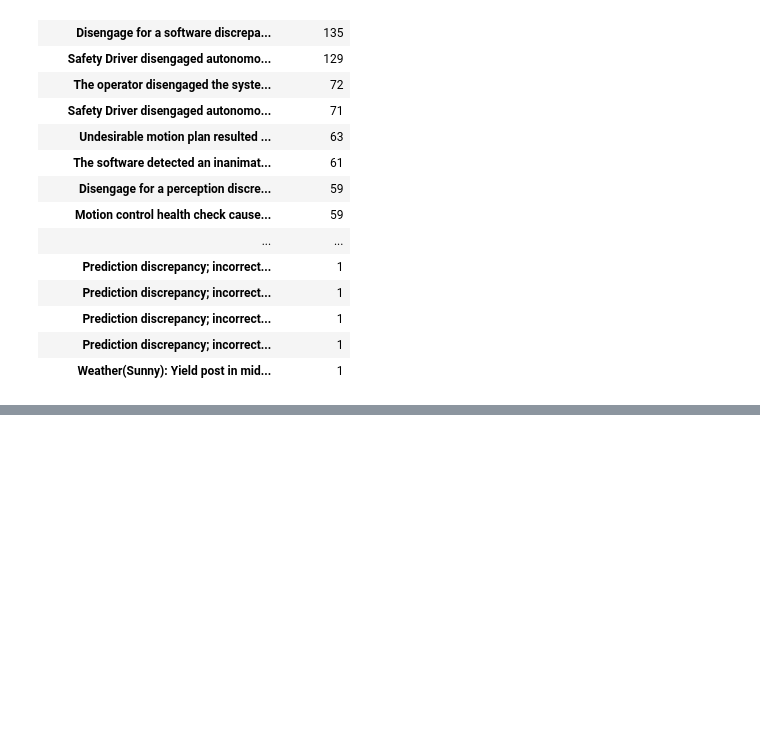
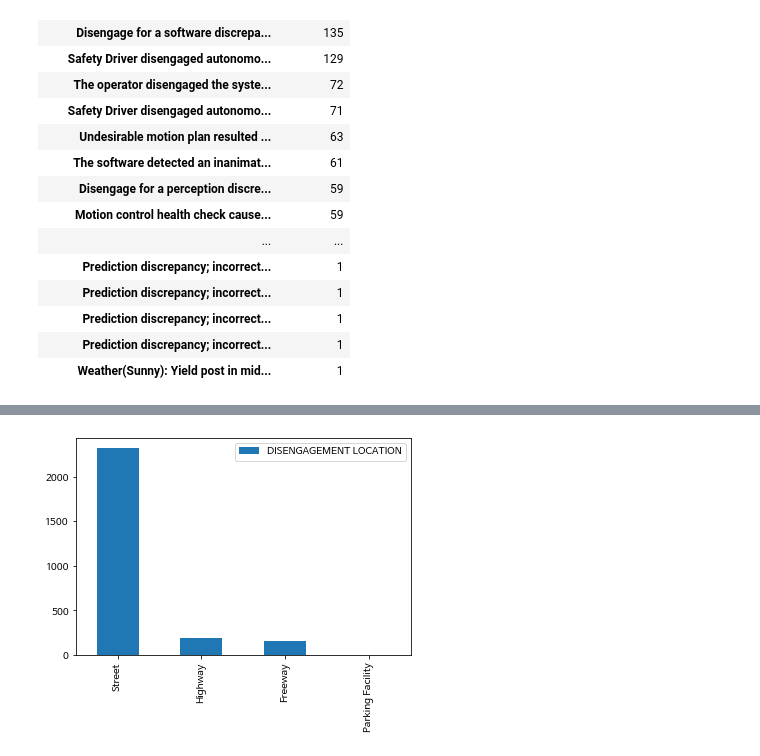
Before and after one commit to severancej/colorful_project, a Jupyter notebook: Project_Section2/AI14_장지은_Section2.ipynb, the cells around one changed output, grey strips where cells are left out. Drawn from its saved outputs; the diff is of its cells as text; code cells hidden in the pictures; blank space fills up the shorter version.

```diff
--- a/Project_Section2/AI14_장지은_Section2.ipynb
+++ b/Project_Section2/AI14_장지은_Section2.ipynb
@@ -648,0 +725,26 @@ df_c['DESCRIPTION OF FACTS CAUSING DISENGAGEMENT'].value_counts()
+# %%
+
+def change(x):
+  if str(x) == 'street':
+    return str(x).replace('street','Street')
+
+  elif str(x) == 'STREET':
+    return str(x).replace('STREET','Street')
+
+  elif str(x) == 'HIGHWAY':
+    return str(x).replace('HIGHWAY','Highway')
+
+  elif str(x) == 'freeway':
+    return str(x).replace('freeway','Freeway')
+
+  else:
+    return str(x)
+
+
+df_c['DISENGAGEMENT LOCATION'] =\
+df_c['DISENGAGEMENT LOCATION'].apply(change)
+
+#제대로 바뀌었는지 확인
+kind = pd.DataFrame(df_c['DISENGAGEMENT LOCATION'].value_counts())
+
+kind
@@ -648,0 +757,4 @@ df_c['DESCRIPTION OF FACTS CAUSING DISENGAGEMENT'].value_counts()
+# %%
+kind.plot.bar();
+# %% [output]
+[figure, added]
```
Also changed, not shown: parts of 9 cells of this notebook.
